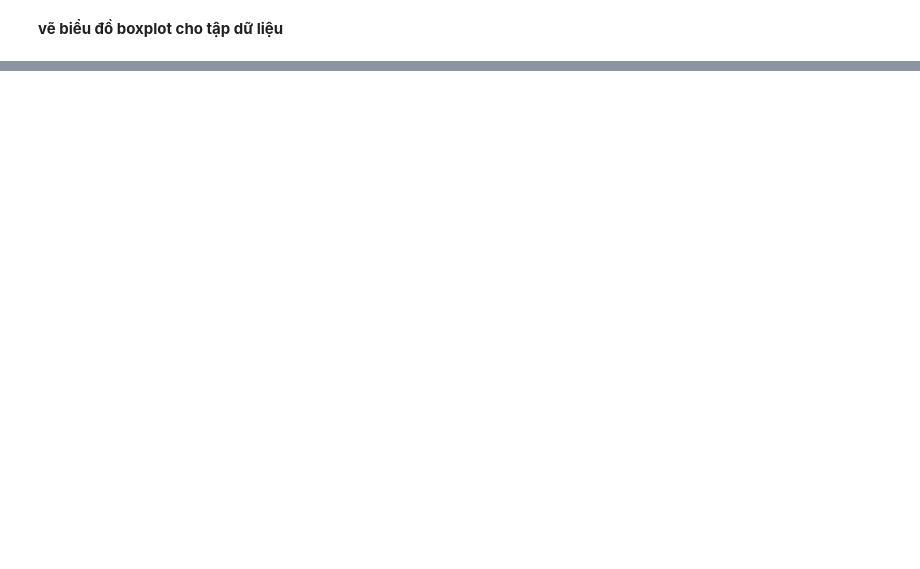
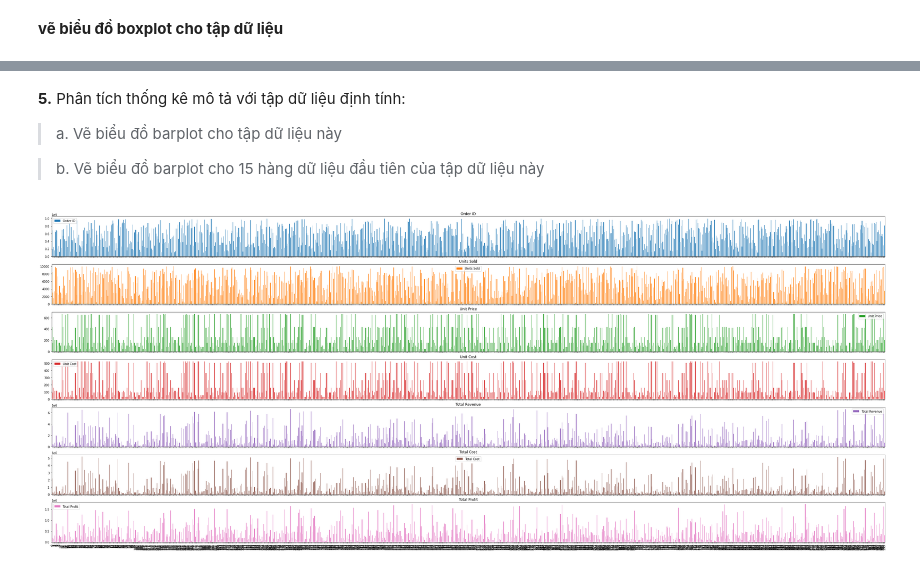
Before and after one commit to hoangnuthuphuong/python, a Jupyter notebook: thongkemota1.ipynb, the cells around one changed output, grey strips where cells are left out. Saved outputs shown, nothing was run; the diff lists cells and outputs as text; code cells hidden in the pictures; blank space fills up the shorter version.

```diff
--- a/thongkemota1.ipynb
+++ b/thongkemota1.ipynb
@@ -70,5 +240,12 @@ df.hist(bins=100)
+# %% [markdown]
+**5.** Phân tích thống kê mô tả với tập dữ liệu định tính:
+
+> a. Vẽ biểu đồ barplot cho tập dữ liệu này
+
+> b. Vẽ biểu đồ barplot cho 15 hàng dữ liệu đầu tiên của tập dữ liệu này
 # %%
-a = df.plot.bar(x='Country', subplots=True)
-a[1].legend(loc=6)
+a = df.plot.bar(subplots=True,figsize=(50,20))
+# %% [output]
+[figure, added]
 # %%
 b = df.head(15)
```
Also changed, not shown: parts of 24 cells of this notebook.
